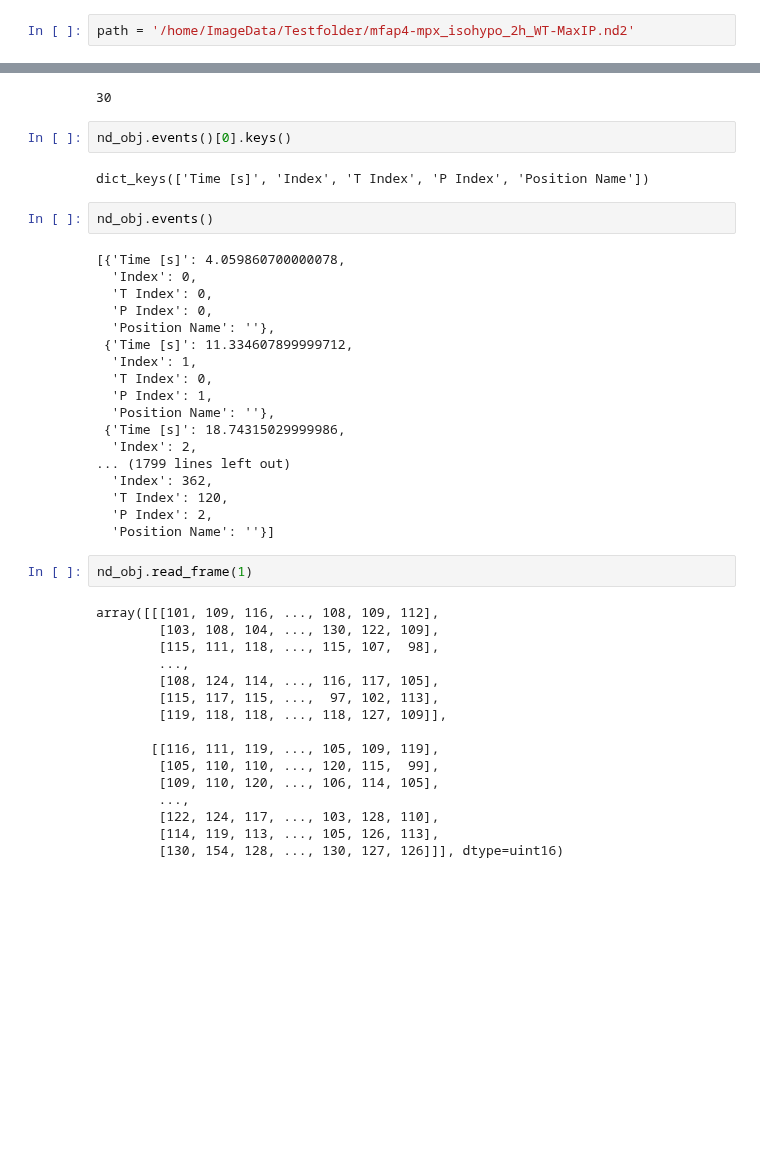
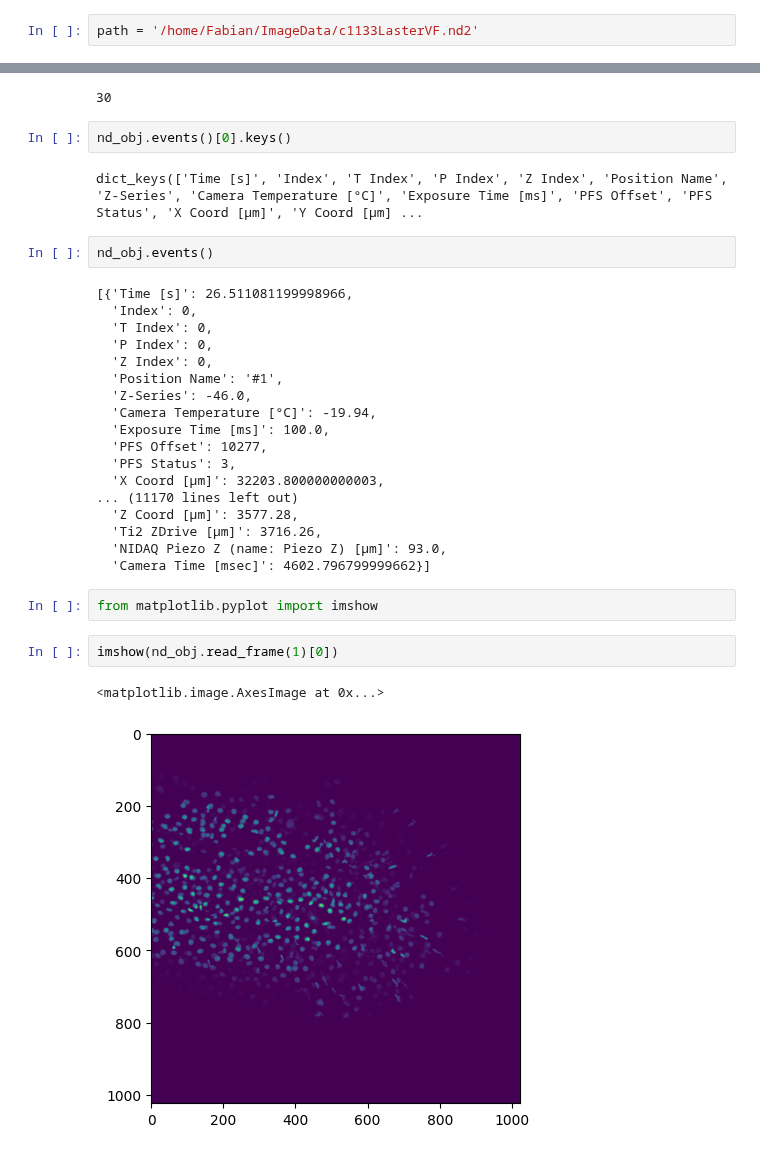
Before and after one commit to BennyGinger/ImageAnalysis_pipeline, a Jupyter notebook: play.ipynb, the cells around one changed output, grey strips where cells are left out. Cells and saved outputs as stored; diff of their text form; blank space fills up the shorter version.

```diff
--- a/play.ipynb
+++ b/play.ipynb
@@ -21,5 +21,5 @@ ImportError: cannot import name 'ND2Reade' from 'nd2reader' (/opt/conda/envs/cp_
 # %%
-path = '/home/ImageData/Testfolder/mfap4-mpx_isohypo_2h_WT-MaxIP.nd2'
+path = '/home/Fabian/ImageData/c1133LasterVF.nd2'
 # %%
 img_obj = ND2Reader(path)
 # %% [output]
@@ -58,42 +56,31 @@ get_frame(nd_obj=nd_obj, channel=c, timestamp=t, field_of_view=p, z_stack_number
 # %%
 nd_obj.events()[0].keys()
 # %% [output]
-dict_keys(['Time [s]', 'Index', 'T Index', 'P Index', 'Position Name'])
+dict_keys(['Time [s]', 'Index', 'T Index', 'P Index', 'Z Index', 'Position Name', 'Z-Series', 'Camera Temperature [°C]', 'Exposure Time [ms]', 'PFS Offset', 'PFS Status', 'X Coord [µm]', 'Y Coord [µm] ...
 # %%
 nd_obj.events()
 # %% [output]
-[{'Time [s]': 4.059860700000078,
+[{'Time [s]': 26.511081199998966,
   'Index': 0,
   'T Index': 0,
   'P Index': 0,
-  'Position Name': ''},
- {'Time [s]': 11.334607899999712,
-  'Index': 1,
-  'T Index': 0,
-  'P Index': 1,
-  'Position Name': ''},
- {'Time [s]': 18.74315029999986,
-  'Index': 2,
-... (1799 lines left out)
-  'Index': 362,
-  'T Index': 120,
-  'P Index': 2,
-  'Position Name': ''}]
+  'Z Index': 0,
+  'Position Name': '#1',
+  'Z-Series': -46.0,
+  'Camera Temperature [°C]': -19.94,
+  'Exposure Time [ms]': 100.0,
+  'PFS Offset': 10277,
+  'PFS Status': 3,
+  'X Coord [µm]': 32203.800000000003,
+... (11170 lines left out)
+  'Z Coord [µm]': 3577.28,
+  'Ti2 ZDrive [µm]': 3716.26,
+  'NIDAQ Piezo Z (name: Piezo Z) [µm]': 93.0,
+  'Camera Time [msec]': 4602.796799999662}]
+# %%
+from matplotlib.pyplot import imshow
 # %%
-nd_obj.read_frame(1)
+imshow(nd_obj.read_frame(1)[0])
 # %% [output]
-array([[[101, 109, 116, ..., 108, 109, 112],
-        [103, 108, 104, ..., 130, 122, 109],
-        [115, 111, 118, ..., 115, 107,  98],
-        ...,
-        [108, 124, 114, ..., 116, 117, 105],
-        [115, 117, 115, ...,  97, 102, 113],
-        [119, 118, 118, ..., 118, 127, 109]],
-
-       [[116, 111, 119, ..., 105, 109, 119],
-        [105, 110, 110, ..., 120, 115,  99],
-        [109, 110, 120, ..., 106, 114, 105],
-        ...,
-        [122, 124, 117, ..., 103, 128, 110],
-        [114, 119, 113, ..., 105, 126, 113],
-        [130, 154, 128, ..., 130, 127, 126]]], dtype=uint16)
+<matplotlib.image.AxesImage at 0x...>
+[figure, added]
```
Also changed, not shown: parts of 2 cells of this notebook, 1 other file.
